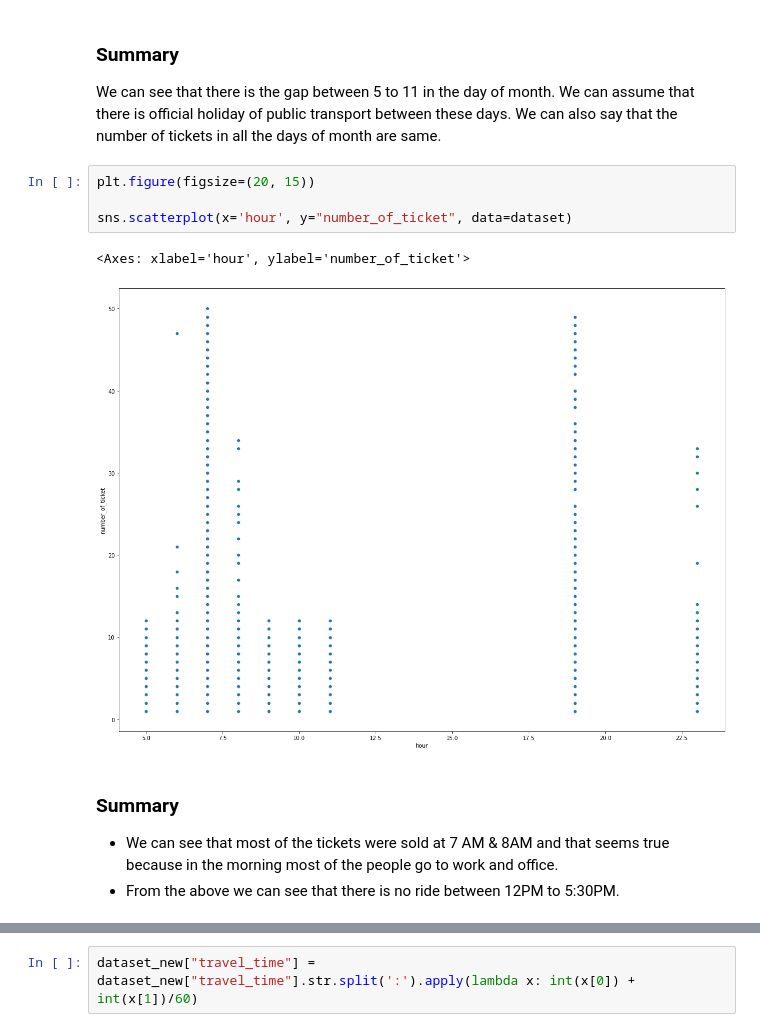
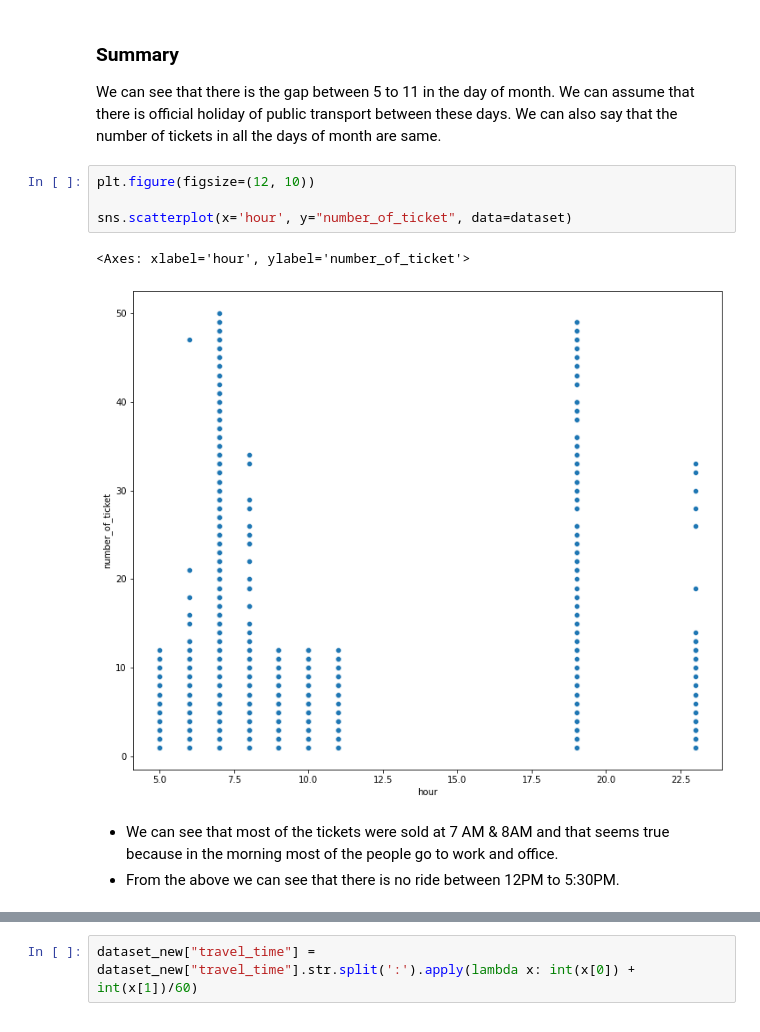
Before and after one commit to P-Shiva/Transport-Demand-Prediction, a Jupyter notebook: Shiva_Transport_Demand_Prediction.ipynb, the cells around one changed output, grey strips where cells are left out. Drawn from its saved outputs; the diff is of its cells as text.

```diff
--- a/Shiva_Transport_Demand_Prediction.ipynb
+++ b/Shiva_Transport_Demand_Prediction.ipynb
@@ -311,13 +313,12 @@ sns.scatterplot(x='day_of_month', y="number_of_ticket", data=dataset)
 We can see that there is the gap between 5 to 11 in the day of month. We can assume that there is official holiday of public transport between these days.
 We can also say that the number of tickets in all the days of month are same.
 # %%
-plt.figure(figsize=(20, 15))
+plt.figure(figsize=(12, 10))
 
 sns.scatterplot(x='hour', y="number_of_ticket", data=dataset)
 # %% [output]
 <Axes: xlabel='hour', ylabel='number_of_ticket'>
-[figure, old version]
+[figure, new version]
 # %% [markdown]
-### Summary
 * We can see that most of the tickets were sold at 7 AM & 8AM and that seems true because in the morning most of the people go to work and office.
 * From the above we can see that there is no ride between 12PM to 5:30PM.
```
Also changed, not shown: parts of 32 cells of this notebook.
